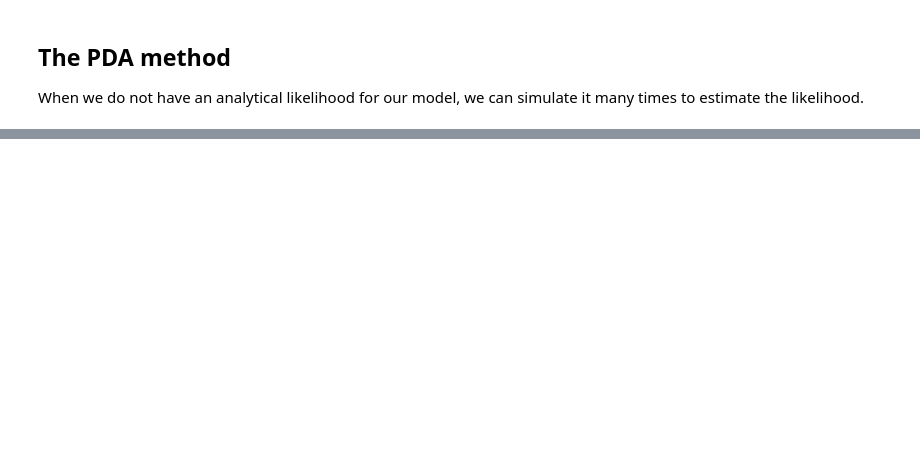
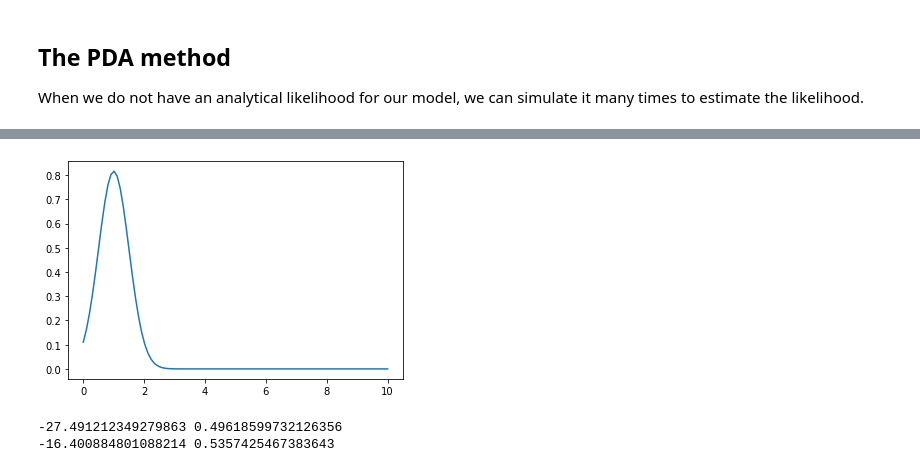
Before and after one commit to compmem/QuantCog, a Jupyter notebook: notebooks/08_More_Decisions.ipynb, the cells around one changed output, grey strips where cells are left out. Saved outputs shown, nothing was run; the diff lists cells and outputs as text; code cells hidden in the pictures; blank space fills up the shorter version.

Commit message:
Final decisions class

```diff
--- a/notebooks/08_More_Decisions.ipynb
+++ b/notebooks/08_More_Decisions.ipynb
@@ -419,0 +559,69 @@ az.compare({'threshold': daz_t, 'drift': daz_d})
+# %%
+plt.plot(np.linspace(0,10,100),
+         dists.trunc_normal(1., .5, 0., 10.).pdf(np.linspace(0, 10, 100)));
+# %% [output]
+[figure, added]
+# %%
+# Test scaling drift rate
+
+# set up the params
+params = [Param(name='d1', prior=dists.trunc_normal(1., 2., 0., 10.)),
+          Param(name='d2', prior=dists.trunc_normal(1., 2., 0., 10.)),
+          Param(name='sS', prior=dists.trunc_normal(1., .5, 0., 10.)),
+          Param(name='A', prior=dists.trunc_normal(.5, 2.0, 0., 2.0)),
+          Param(name='b', prior=dists.trunc_normal(2.0, 2.0, 0., 5.0)),
+          Param(name='t0', prior=dists.normal(0.0, 1.4),
+                transform=lambda x: dists.invlogit(x)*min_rt)]
+
+
+# grab the beh data of interest
+dat_A = dat[(dat['cond']=='Accuracy')].to_records()
+dat_S = dat[(dat['cond']=='Speed')].to_records()
+
+# set up PDA
+rt_min = .05
+rt_max = 2.1
+pda_A = PDA(dat_A, cat_var='correct', cont_var='rt', transform=True, lower=rt_min, upper=rt_max)
+pda_S = PDA(dat_S, cat_var='correct', cont_var='rt', transform=True, lower=rt_min, upper=rt_max)
+
+print(pda_A._lower, pda_A._upper)
+print(pda_S._lower, pda_S._upper)
+
+# set up the likelihood function
+nsims = 10000
+def like_fun(pop, *args):
+    likes = np.zeros(len(pop))
+    for i,p in enumerate(pop):
+        # first check for simple issues
+        if (p['A'] > p['b']):# or np.any(p<0):
+            # A can't be bigger than b
+            likes[i] = -np.inf
+            continue
+
+        # first Accuracy
+        res = lba_sim(I=(p['d1'], p['d2']), A=p['A'], S=1.0, b=p['b'],
+                      num_sims=nsims, max_time=2.0, t0=p['t0'])
+        res.loc[res.rt < rt_min, 'correct'] = -1
+        likes[i] += pda_A.calc_log_like(res.to_records())
+        if likes[i] == -np.inf:
+            continue
+
+        # then Speed
+        res = lba_sim(I=(p['d1']*p['sS'], p['d2']*p['sS']), A=p['A'], S=1.0*p['sS'], b=p['b'],
+                      num_sims=nsims, max_time=2.0, t0=p['t0'])
+        res.loc[res.rt < rt_min, 'correct'] = -1
+        likes[i] += pda_S.calc_log_like(res.to_records())
+        if likes[i] == -np.inf:
+            continue
+
+    return likes
+
+# make the model
+m = Model('decisions3', params=params,
+          like_fun=like_fun,
+          #like_args=(dat,),
+          purify_every=5,
+          verbose=True)
+# %% [output]
+-27.491212349279863 0.49618599732126356
+-16.400884801088214 0.5357425467383643
```
Also changed, not shown: parts of 30 cells of this notebook, 2 other files.
